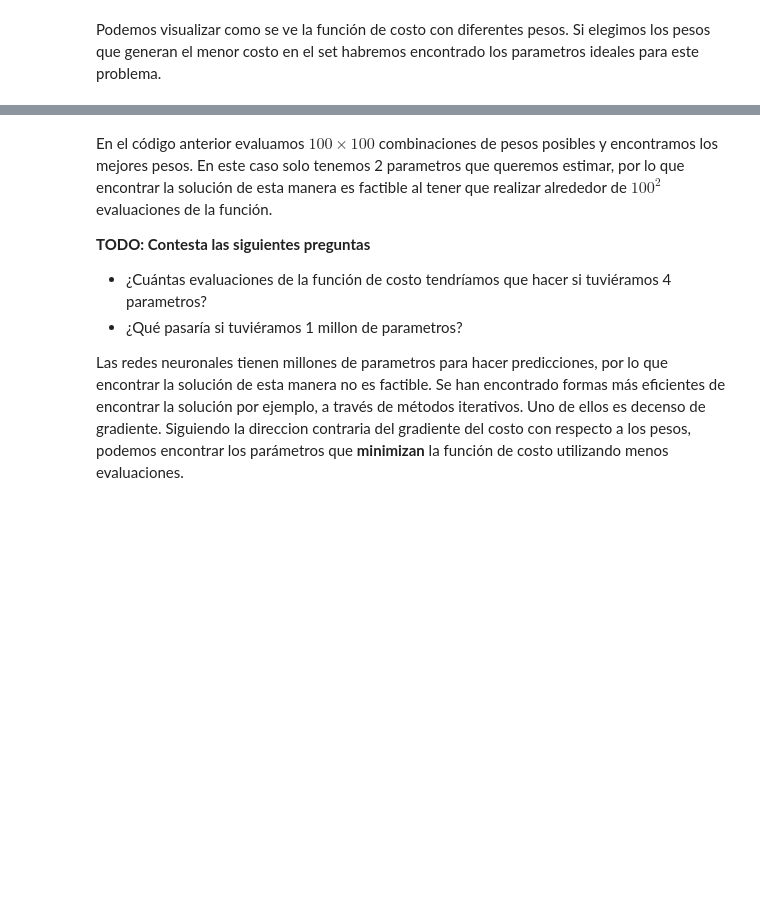
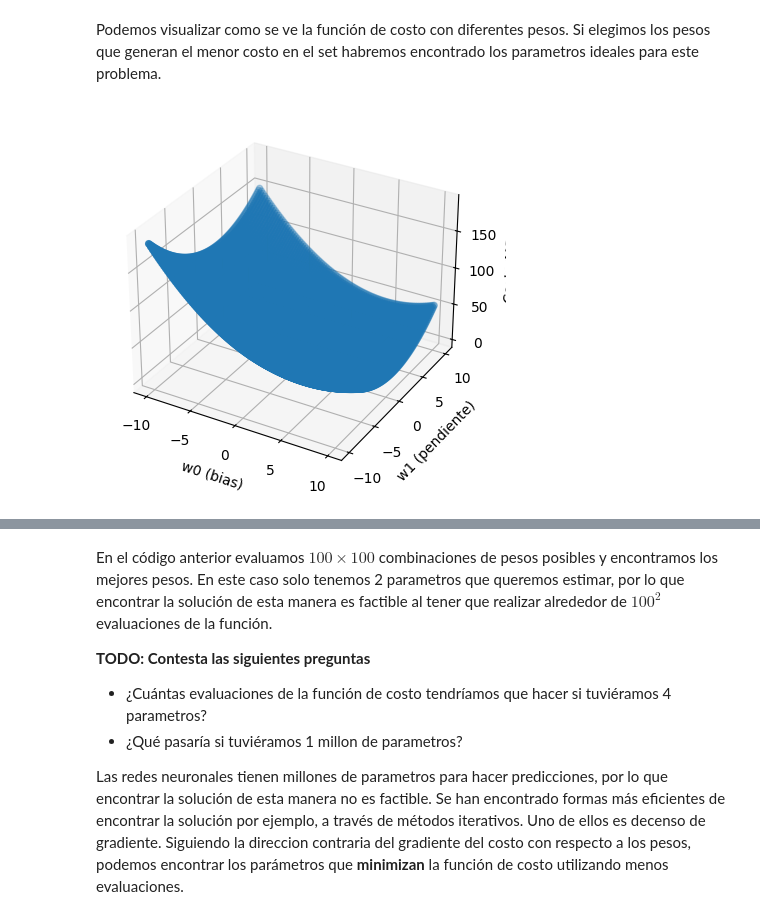
Before and after one commit to JohanaG27/ml26_Gurts, a Jupyter notebook: src/ml26/E03_LinearReg/gradient_descent_johana.ipynb, the cells around one changed output, grey strips where cells are left out. Saved outputs shown, nothing was run; the diff lists cells and outputs as text; code cells hidden in the pictures; blank space fills up the shorter version.

```diff
--- a/src/ml26/E03_LinearReg/gradient_descent_johana.ipynb
+++ b/src/ml26/E03_LinearReg/gradient_descent_johana.ipynb
@@ -62,33 +89,52 @@ y_pred = ...
 Podemos visualizar como se ve la función de costo con diferentes pesos.
 Si elegimos los pesos que generan el menor costo en el set habremos encontrado los parametros ideales para este problema.
 # %%
-# Probaremos con 100x100 combinaciones de distintos parametros
+# Probamos con 100x100 combinaciones de distintos parametros
 w0 = np.linspace(-10, 10, 100)
 w1 = np.linspace(-10, 10, 100)
+
 w0w0, w1w1 = np.meshgrid(w0, w1)
+
 w0_flat = w0w0.ravel()
 w1_flat = w1w1.ravel()
-W = np.stack([w0_flat, w1_flat], axis=0)
+
+W = np.stack([w0_flat, w1_flat], axis=0)  # shape (2, 10000)
 
 
-# Calculamos la función de costo
-# TODO: calcula el costo de las predicciones (y_pred) contra etiquetas (y_train)
-# usando las 100x100 combindaciones de parametros (W)
-# ====== Start of solution =====
-y_pred = ...
-calc_cost = ...
-# ====== End of solution =====
+# ==============================
+# CALCULAR PREDICCIONES PARA TODAS LAS W
+# ==============================
 
-# Graficamos los parametros w con su respectivo costo en el eje de las x
+# y_pred shape -> (n_samples, 10000)
+y_pred = x_train @ W
+
+
+# ==============================
+# CALCULAR FUNCION DE COSTO PARA CADA W
+# ==============================
+
+n = y_train.shape[0]
+
+# Expandimos y_train para broadcasting
+errors = y_pred - y_train
+
+calc_cost = (1/(2*n)) * np.sum(errors**2, axis=0)
+
+
+# ==============================
+# GRAFICAR
+# ==============================
+
 fig = plt.figure()
 ax = fig.add_subplot(projection='3d')
+
 ax.scatter(w0_flat, w1_flat, calc_cost)
 
-# TODO: Escribe a qué valor corresponde cada eje
-# ====== Start of solution =====
-ax.set_xlabel(...)
-ax.set_ylabel(...)
-ax.set_zlabel(...)
-# ====== End of solution =====
+ax.set_xlabel("w0 (bias)")
+ax.set_ylabel("w1 (pendiente)")
+ax.set_zlabel("Costo MSE")
+
 plt.show()
+# %% [output]
+[figure, added]
 # %%
```
Also changed, not shown: parts of 8 cells of this notebook.
